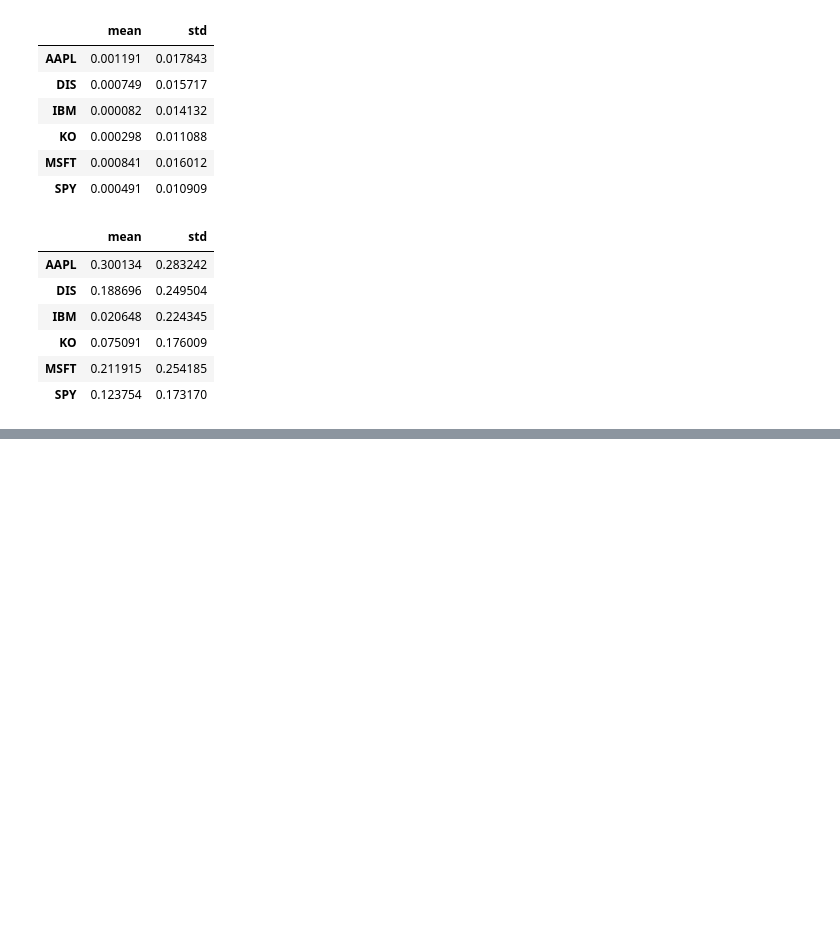
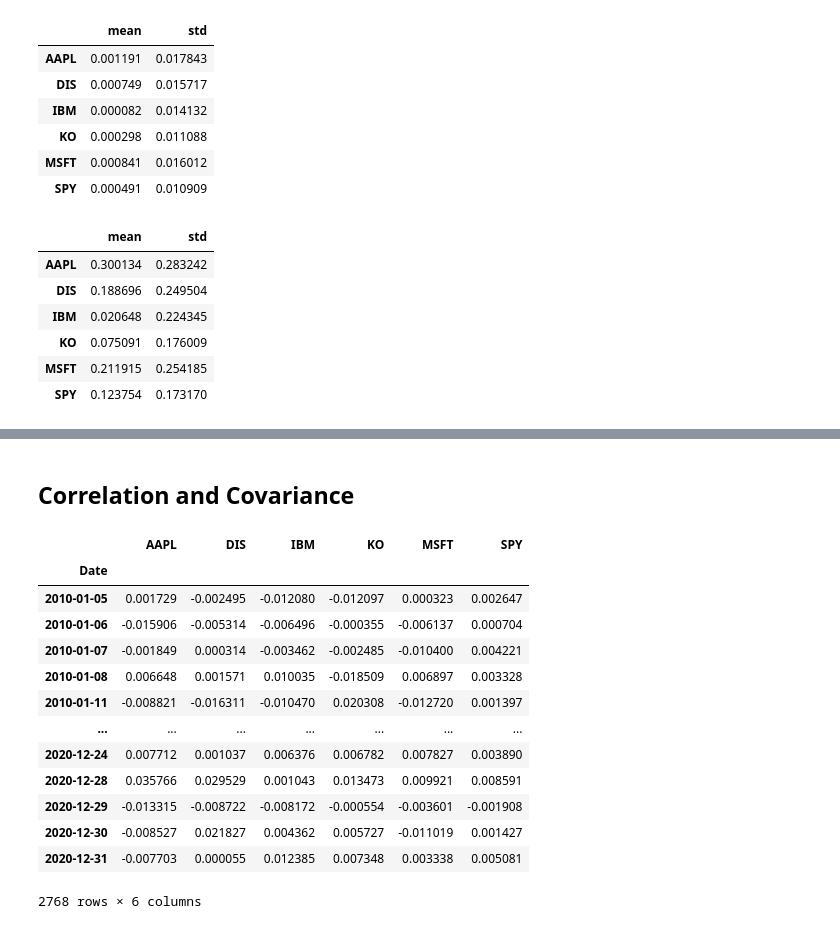
Before and after one commit to Shawnzty/algo-trade, a Jupyter notebook: YT2.ipynb, the cells around one changed output, grey strips where cells are left out. Drawn from its saved outputs; the diff is of its cells as text; code cells hidden in the pictures; blank space fills up the shorter version.

```diff
--- a/YT2.ipynb
+++ b/YT2.ipynb
@@ -69,0 +91,19 @@ summary.plot.scatter(x="std", y="mean", figsize=(12,8), s=50, fontsize=15)
+# %% [markdown]
+## Correlation and Covariance
+# %%
+ret
+# %% [output]
+|  | AAPL | DIS | IBM | KO | MSFT | SPY |
+| Date |  |  |  |  |  |  |
+| 2010-01-05 | 0.001729 | -0.002495 | -0.012080 | -0.012097 | 0.000323 | 0.002647 |
+| 2010-01-06 | -0.015906 | -0.005314 | -0.006496 | -0.000355 | -0.006137 | 0.000704 |
+| 2010-01-07 | -0.001849 | 0.000314 | -0.003462 | -0.002485 | -0.010400 | 0.004221 |
+| 2010-01-08 | 0.006648 | 0.001571 | 0.010035 | -0.018509 | 0.006897 | 0.003328 |
+| 2010-01-11 | -0.008821 | -0.016311 | -0.010470 | 0.020308 | -0.012720 | 0.001397 |
+| ... | ... | ... | ... | ... | ... | ... |
+| 2020-12-24 | 0.007712 | 0.001037 | 0.006376 | 0.006782 | 0.007827 | 0.003890 |
+| 2020-12-28 | 0.035766 | 0.029529 | 0.001043 | 0.013473 | 0.009921 | 0.008591 |
+| 2020-12-29 | -0.013315 | -0.008722 | -0.008172 | -0.000554 | -0.003601 | -0.001908 |
+| 2020-12-30 | -0.008527 | 0.021827 | 0.004362 | 0.005727 | -0.011019 | 0.001427 |
+| 2020-12-31 | -0.007703 | 0.000055 | 0.012385 | 0.007348 | 0.003338 | 0.005081 |
+2768 rows × 6 columns
```
Also changed, not shown: parts of 9 cells of this notebook, 1 other file.
